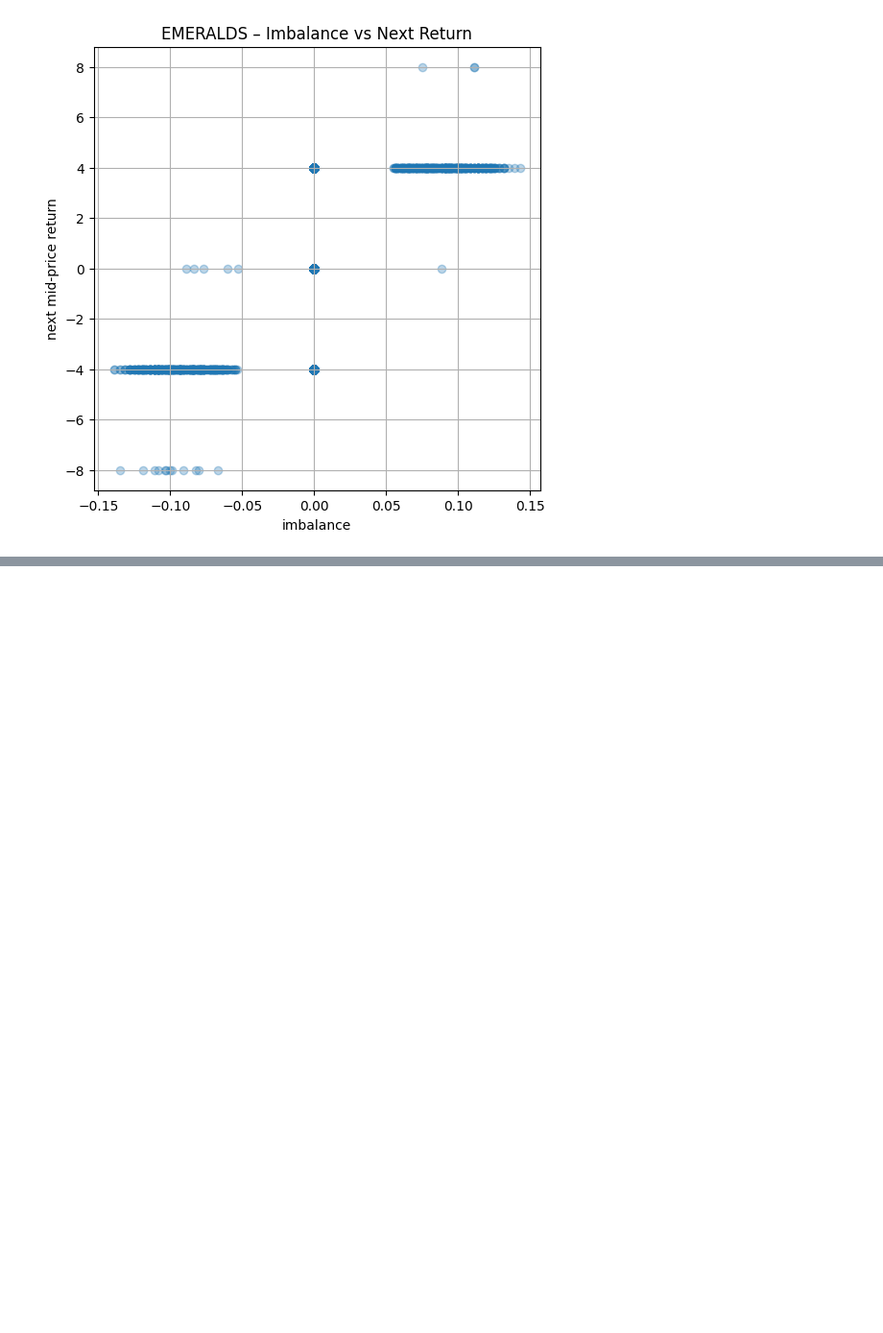
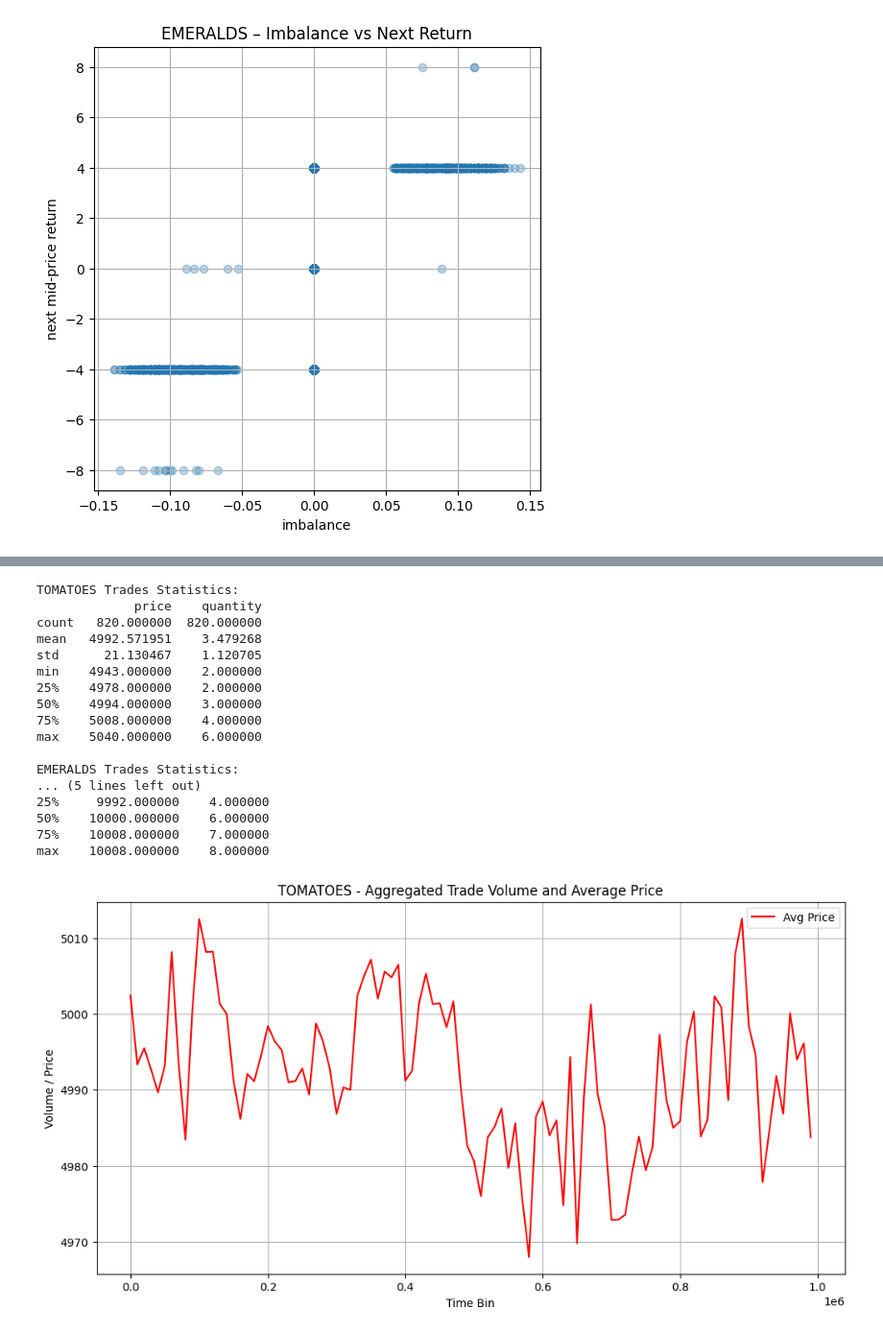
Before and after one commit to dzhan111/imc-prosperity, a Jupyter notebook: eda-tutorial.ipynb, the cells around one changed output, grey strips where cells are left out. Shown at 96% size. Cells and saved outputs as stored; diff of their text form; code cells hidden in the pictures; blank space fills up the shorter version.

```diff
--- a/eda-tutorial.ipynb
+++ b/eda-tutorial.ipynb
@@ -141,0 +252,57 @@ plt.show()
+# %%
+# Trade statistics
+print("TOMATOES Trades Statistics:")
+print(tomatoes_trades[['price', 'quantity']].describe())
+print("\nEMERALDS Trades Statistics:")
+print(emeralds_trades[['price', 'quantity']].describe())
+
+# Trade volume over time (aggregated)
+def aggregate_trades(trades, window=10000):  # 10 second windows
+    trades['time_bin'] = (trades['timestamp'] // window) * window
+    agg = trades.groupby('time_bin').agg({
+        'quantity': 'sum',
+        'price': 'mean'
+    }).reset_index()
+    return agg
+
+tom_agg = aggregate_trades(tomatoes_trades)
+eme_agg = aggregate_trades(emeralds_trades)
+
+plt.figure(figsize=(12, 6))
+# plt.bar(tom_agg['time_bin'], tom_agg['quantity'], width=8000, alpha=0.7, label='Volume')
+plt.plot(tom_agg['time_bin'], tom_agg['price'], color='red', label='Avg Price')
+plt.title('TOMATOES - Aggregated Trade Volume and Average Price')
+plt.xlabel('Time Bin')
+plt.ylabel('Volume / Price')
+plt.legend()
+plt.grid(True)
+plt.show()
+
+plt.figure(figsize=(12, 6))
+# plt.bar(eme_agg['time_bin'], eme_agg['quantity'], width=8000, alpha=0.7, label='Volume')
+plt.plot(eme_agg['time_bin'], eme_agg['price'], color='blue', label='Avg Price')
+plt.title('EMERALDS - Aggregated Trade Volume and Average Price')
+plt.xlabel('Time Bin')
+plt.ylabel('Volume / Price')
+plt.legend()
+plt.grid(True)
+plt.show()
+# %% [output]
+TOMATOES Trades Statistics:
+             price    quantity
+count   820.000000  820.000000
+mean   4992.571951    3.479268
+std      21.130467    1.120705
+min    4943.000000    2.000000
+25%    4978.000000    2.000000
+50%    4994.000000    3.000000
+75%    5008.000000    4.000000
+max    5040.000000    6.000000
+
+EMERALDS Trades Statistics:
+... (5 lines left out)
+25%     9992.000000    4.000000
+50%    10000.000000    6.000000
+75%    10008.000000    7.000000
+max    10008.000000    8.000000
+[figure, added]
```
Also changed, not shown: parts of 6 cells of this notebook, 4 other files.
